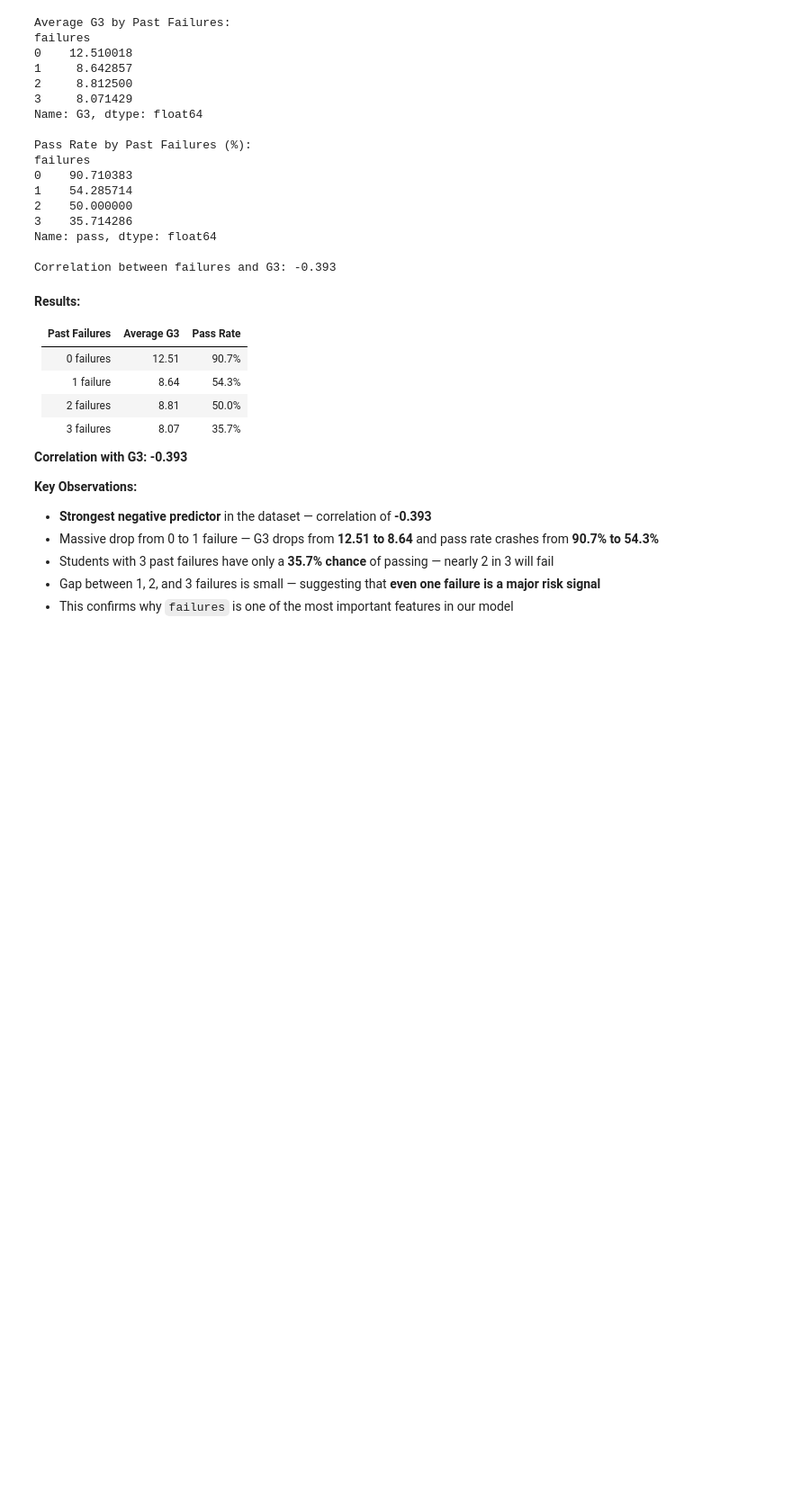
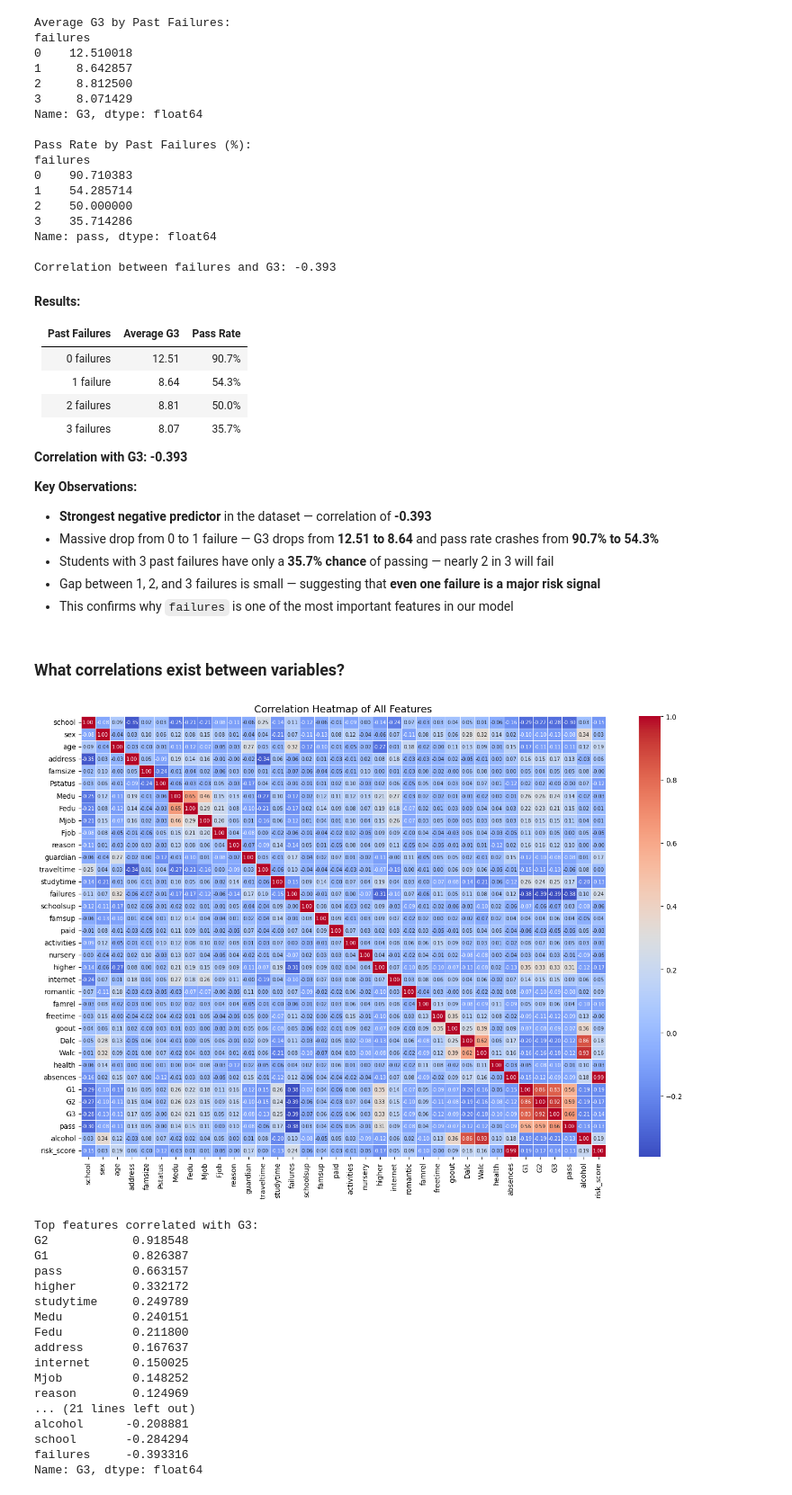
Before and after one commit to Abrar-ul-hasnain/student-performance-predictor, a Jupyter notebook: main.ipynb, the cells around one changed output. Shown at 90% size. Saved outputs shown, nothing was run; the diff lists cells and outputs as text; code cells hidden in the pictures; blank space fills up the shorter version.

```diff
--- a/main.ipynb
+++ b/main.ipynb
@@ -664,3 +651,44 @@ Correlation between failures and G3: -0.393
 - Students with 3 past failures have only a **35.7% chance** of passing — nearly 2 in 3 will fail
 - Gap between 1, 2, and 3 failures is small — suggesting that **even one failure is a major risk signal**
 - This confirms why `failures` is one of the most important features in our model
+# %% [markdown]
+### What correlations exist between variables?
+# %%
+plt.figure(figsize=(14, 10))
+
+corr_matrix = df.drop(columns=['absence_group']).corr()
+
+sns.heatmap(
+    corr_matrix,
+    annot=True,
+    fmt='.2f',
+    cmap='coolwarm',
+    linewidths=0.5,
+    annot_kws={'size': 7}
+)
+
+plt.title('Correlation Heatmap of All Features', fontsize=14)
+plt.tight_layout()
+plt.show()
+
+print("Top features correlated with G3:")
+print(corr_matrix['G3'].sort_values(ascending=False).drop('G3'))
+# %% [output]
+[figure, added]
+Top features correlated with G3:
+G2            0.918548
+G1            0.826387
+pass          0.663157
+higher        0.332172
+studytime     0.249789
+Medu          0.240151
+Fedu          0.211800
+address       0.167637
+internet      0.150025
+Mjob          0.148252
+reason        0.124969
+... (21 lines left out)
+alcohol      -0.208881
+school       -0.284294
+failures     -0.393316
+Name: G3, dtype: float64
```
Also changed, not shown: parts of 8 cells of this notebook.
